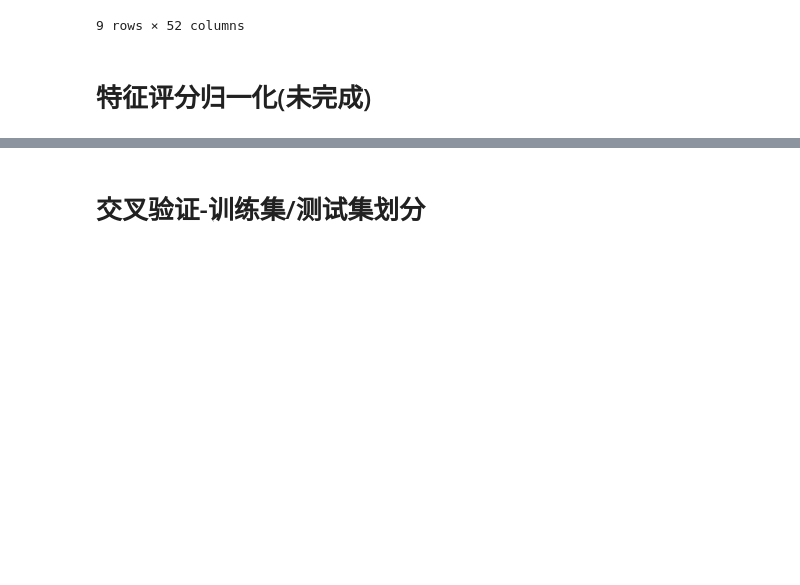
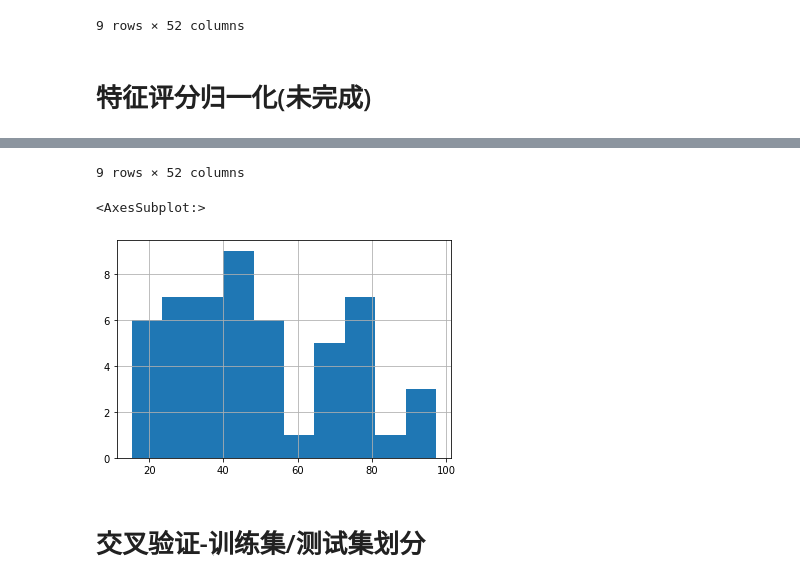
Before and after one commit to rg-boy/FeatureEngineering, a Jupyter notebook: Demo/feature_engineering_auto_mpg.ipynb, the cells around one changed output, grey strips where cells are left out. Saved outputs shown, nothing was run; the diff lists cells and outputs as text; code cells hidden in the pictures; blank space fills up the shorter version.

```diff
--- a/Demo/feature_engineering_auto_mpg.ipynb
+++ b/Demo/feature_engineering_auto_mpg.ipynb
@@ -335 +337,14 @@ display(feature_ratings)
 18 rows × 52 columns
+# %%
+feature_ratings.drop('fr_score', axis=0, inplace=True)
+feature_ratings.drop('mir_score', axis=0, inplace=True)
+feature_ratings.drop('f_classif_score', axis=0, inplace=True)
+feature_ratings.drop('rfe_svr_ranking', axis=0, inplace=True)
+feature_ratings.drop('rfe_nusvr_ranking', axis=0, inplace=True)
+feature_ratings.drop('select_model_lr_coef', axis=0, inplace=True)
+feature_ratings.drop('selector_model_ada_boost', axis=0, inplace=True)
+feature_ratings.drop('selector_model_random_forest', axis=0, inplace=True)
+feature_ratings.drop('selector_model_brandient_boost', axis=0, inplace=True)
+
+feature_ratings.drop('select_model_lr_coef_percentile', axis=0, inplace=True)
+display(feature_ratings)
@@ -335,0 +362,5 @@ display(feature_ratings)
+# %%
+feature_ratings.loc['avg']=feature_ratings.mean(axis=0)
+display(feature_ratings)
+feature_ratings.loc['avg'].hist()
+# %% [output]
@@ -336,3 +377,6 @@ display(feature_ratings)
+9 rows × 52 columns
+<AxesSubplot:>
+[figure, added]
 # %% [markdown]
 # 交叉验证-训练集/测试集划分
 # %%
```
Also changed, not shown: parts of 18 cells of this notebook.
